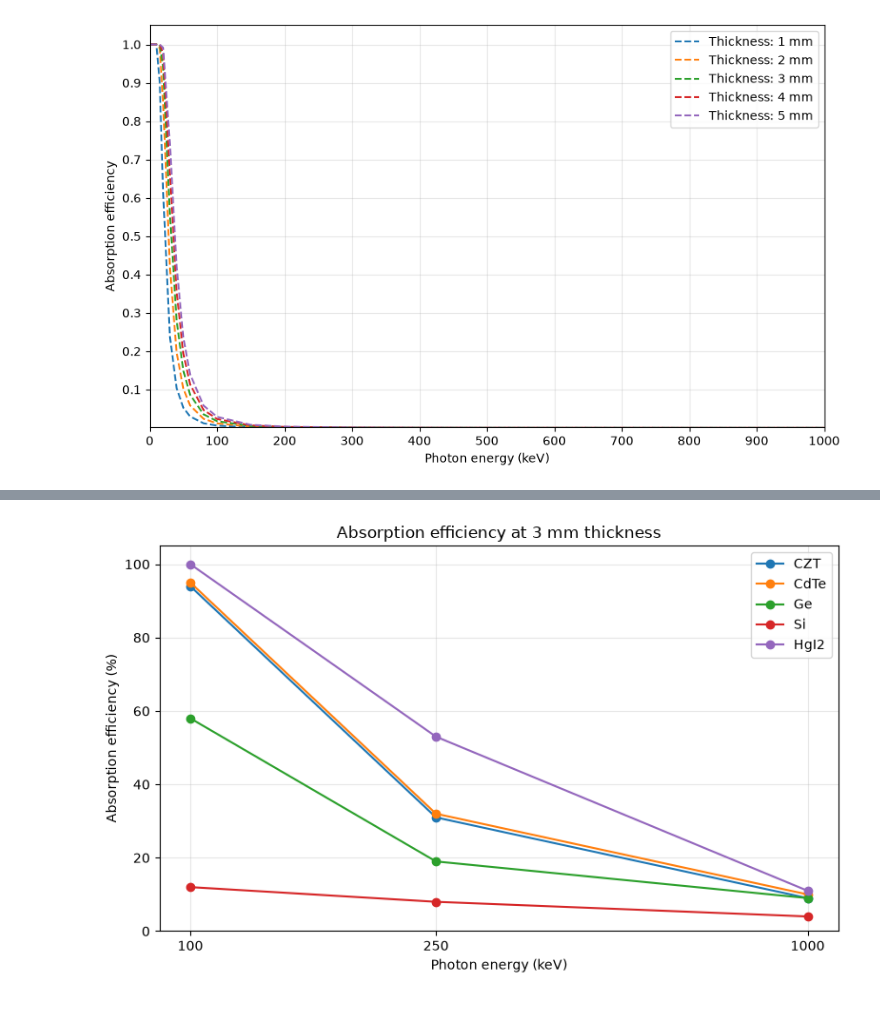
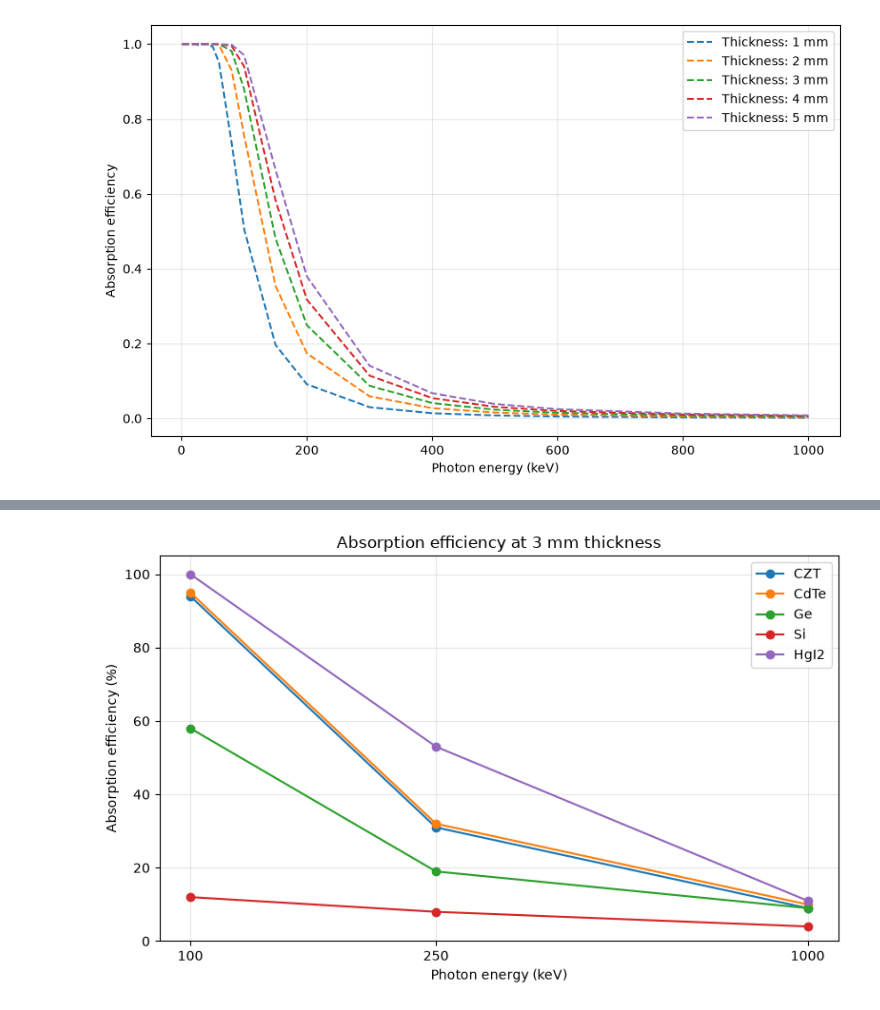
Before and after one commit to kaushh-bit/Exploring-Next-Gen-Hard-X-Ray-Detectors, a Jupyter notebook: czt char.ipynb, the cells around one changed output, grey strips where cells are left out. Saved outputs shown, nothing was run; the diff lists cells and outputs as text; code cells hidden in the pictures.

Commit message:
code for tot w coherent, and organise folders
added tot w coherent codes and plot for CZT, and organised the folders for photoelectric scattering and tot w coherent

```diff
--- a/czt char.ipynb
+++ b/czt char.ipynb
@@ -4,27 +4,27 @@ import matplotlib.pyplot as plt
 import pandas as pd
 # %%
 # for multiple thickness
-rho = 2.33  # CdZnTe density (g/cm³)
+rho = 5.78  # CdZnTe density (g/cm³)
 thicknesses = [0.1, 0.2, 0.3, 0.4, 0.5]   # cm
 
-df = pd.read_csv("data/Si.csv", sep=r"\s+", names=["E", "pe"])  # pe = mu/rho (cm²/g)
+df = pd.read_csv("data/photoelectric/CZT.csv", sep=r"\s+", names=["E", "pe"])  # pe = mu/rho (cm²/g)
 df = df.apply(pd.to_numeric, errors="coerce").dropna()   # drops the text header rows
 
 E = df["E"].values * 1000 # MeV -> keV
 
 plt.figure(figsize=(10, 6))
 for t in thicknesses:
     eff_pe = 1 - np.exp(-df["pe"].values * rho * t)
     plt.plot(E, eff_pe, '--', label=f'Thickness: {t*10:.0f} mm')   # plot, not semilogx
 
 plt.xlabel("Photon energy (keV)")
 plt.ylabel("Absorption efficiency")
-plt.xlim(100, 1000)
+'''plt.xlim(100, 1000)
 plt.ylim(0.001, 1.05)
 plt.xticks(np.arange(0, 1001, 100))
-plt.yticks(np.arange(0.1, 1.01, 0.1))
+plt.yticks(np.arange(0.1, 1.01, 0.1))'''
 plt.grid(alpha=0.3)
 plt.legend()
 plt.show()
 # %% [output]
-[figure, old version]
+[figure, new version]
```
Also changed, not shown: parts of 1 cell of this notebook, 16 other files.
